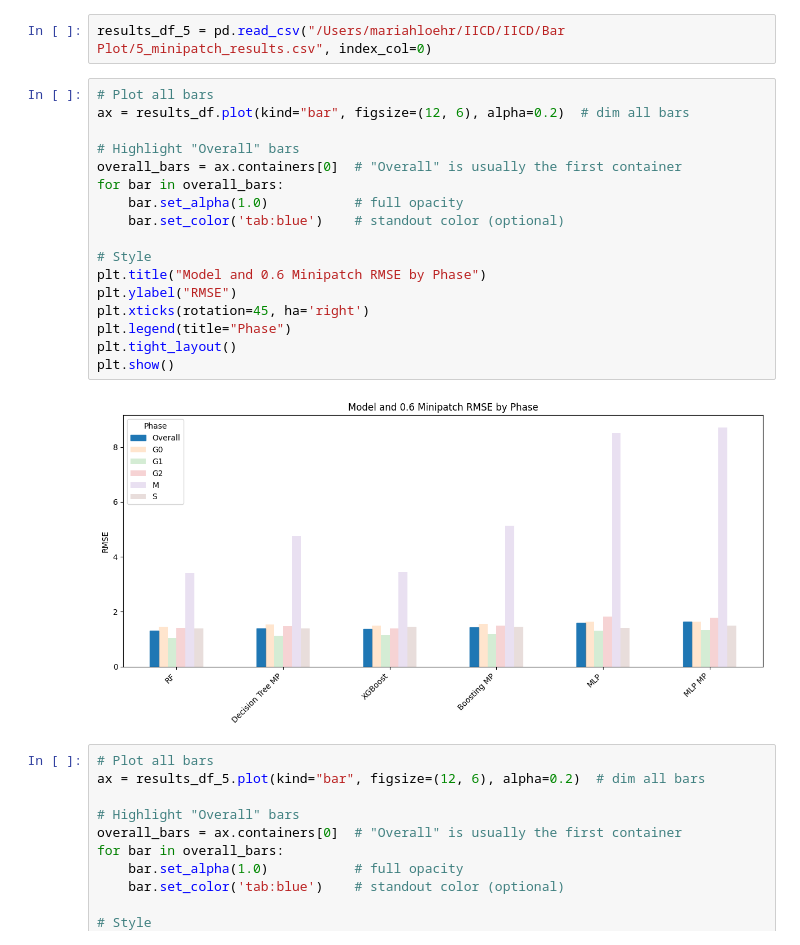
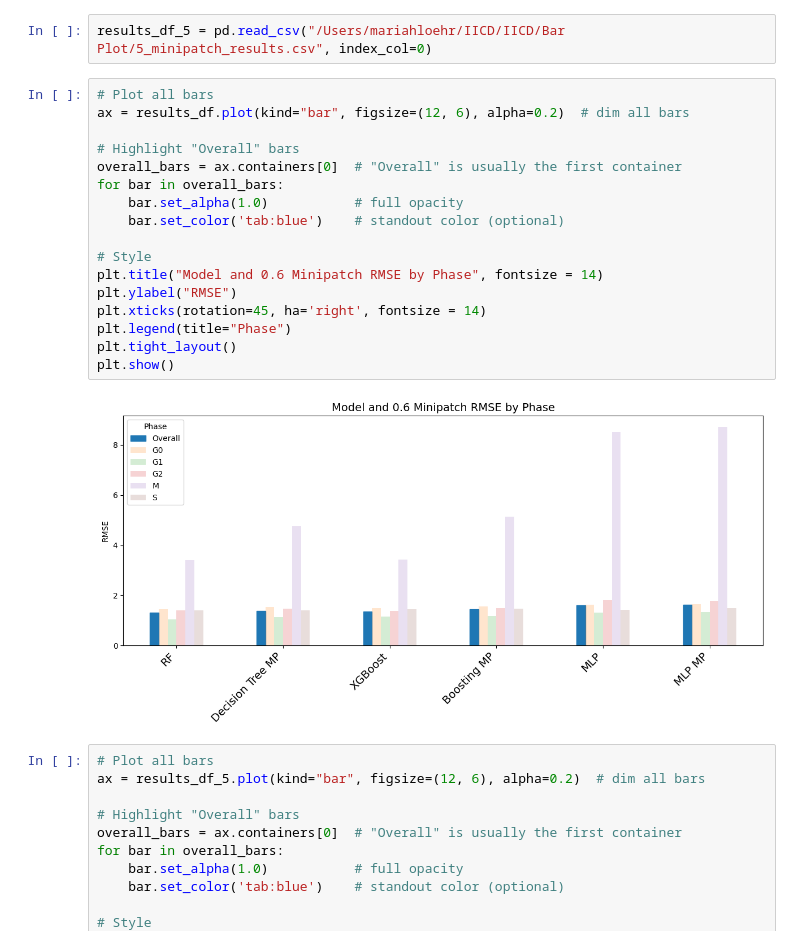
Before and after one commit to mariahgloehr/IICD, a Jupyter notebook: Bar Plot/minipatch_plot.ipynb, the cells around one changed output. Drawn from its saved outputs; the diff is of its cells as text.

Commit message:
full rf loco + plot

```diff
--- a/Bar Plot/minipatch_plot.ipynb
+++ b/Bar Plot/minipatch_plot.ipynb
@@ -42,22 +42,22 @@ results_df_5 = pd.read_csv("/Users/mariahloehr/IICD/IICD/Bar Plot/5_minipatch_re
 # %%
 # Plot all bars
 ax = results_df.plot(kind="bar", figsize=(12, 6), alpha=0.2)  # dim all bars
 
 # Highlight "Overall" bars
 overall_bars = ax.containers[0]  # "Overall" is usually the first container
 for bar in overall_bars:
     bar.set_alpha(1.0)           # full opacity
     bar.set_color('tab:blue')    # standout color (optional)
 
 # Style
-plt.title("Model and 0.6 Minipatch RMSE by Phase")
+plt.title("Model and 0.6 Minipatch RMSE by Phase", fontsize = 14)
 plt.ylabel("RMSE")
-plt.xticks(rotation=45, ha='right')
+plt.xticks(rotation=45, ha='right', fontsize = 14)
 plt.legend(title="Phase")
 plt.tight_layout()
 plt.show()
 # %% [output]
-[figure, old version]
+[figure, new version]
 # %%
 # Plot all bars
 ax = results_df_5.plot(kind="bar", figsize=(12, 6), alpha=0.2)  # dim all bars
```
Also changed, not shown: 8 other files.
